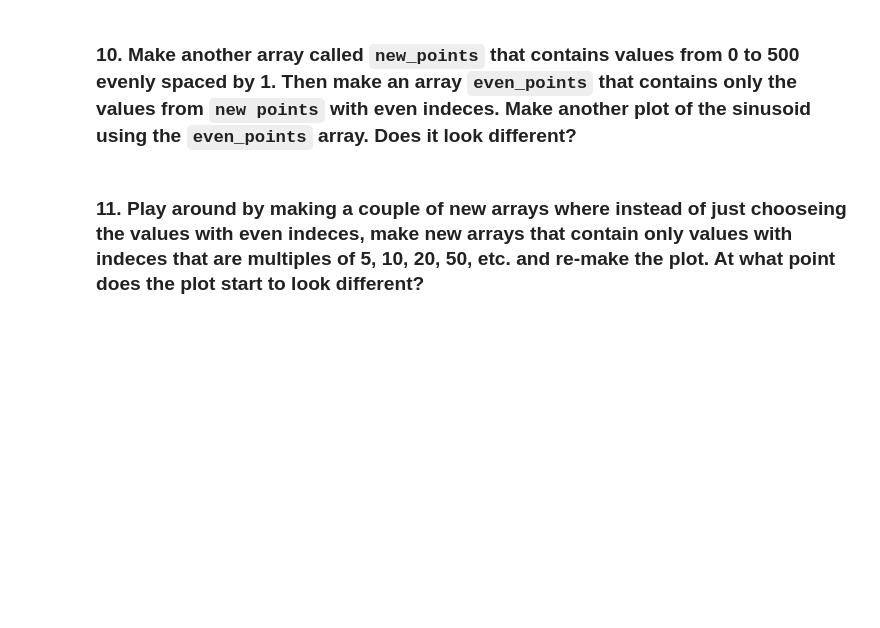
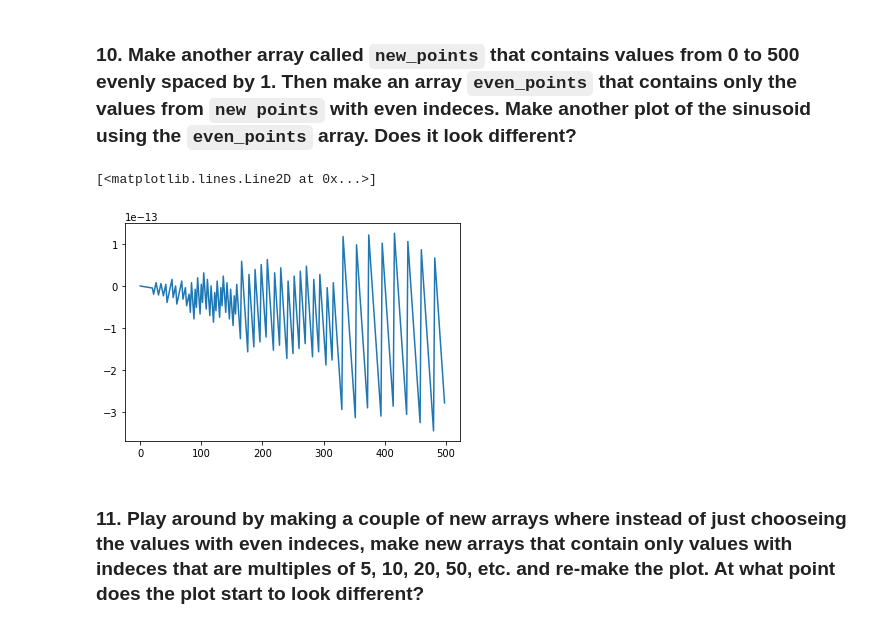
Before and after one commit to mbartlett01/AY3190, a Jupyter notebook: lessons/03.5_extra_numpy_Lastname.ipynb, the cells around one changed output. Drawn from its saved outputs; the diff is of its cells as text; code cells hidden in the pictures; blank space fills up the shorter version.

````diff
--- a/lessons/03.5_extra_numpy_Lastname.ipynb
+++ b/lessons/03.5_extra_numpy_Lastname.ipynb
@@ -23,4 +60,11 @@
 # %% [markdown]
 ### 10. Make another array called ```new_points``` that contains values from 0 to 500 evenly spaced by 1. Then make an array ```even_points``` that contains only the values from ```new points``` with even indeces. Make another plot of the sinusoid using the ```even_points``` array. Does it look different?
+# %%
+new_points = np.arange(0, 500, 1)
+even_points = new_points[np.arange(0, 500, 2)]
+plt.plot(even_points, np.sin(2*np.pi*even_points))
+# %% [output]
+[<matplotlib.lines.Line2D at 0x...>]
+[figure, added]
 # %% [markdown]
 ### 11. Play around by making a couple of new arrays where instead of just chooseing the values with even indeces, make new arrays that contain only values with indeces that are multiples of 5, 10, 20, 50, etc. and re-make the plot. At what point does the plot start to look different?
````
Also changed, not shown: parts of 9 cells of this notebook.
